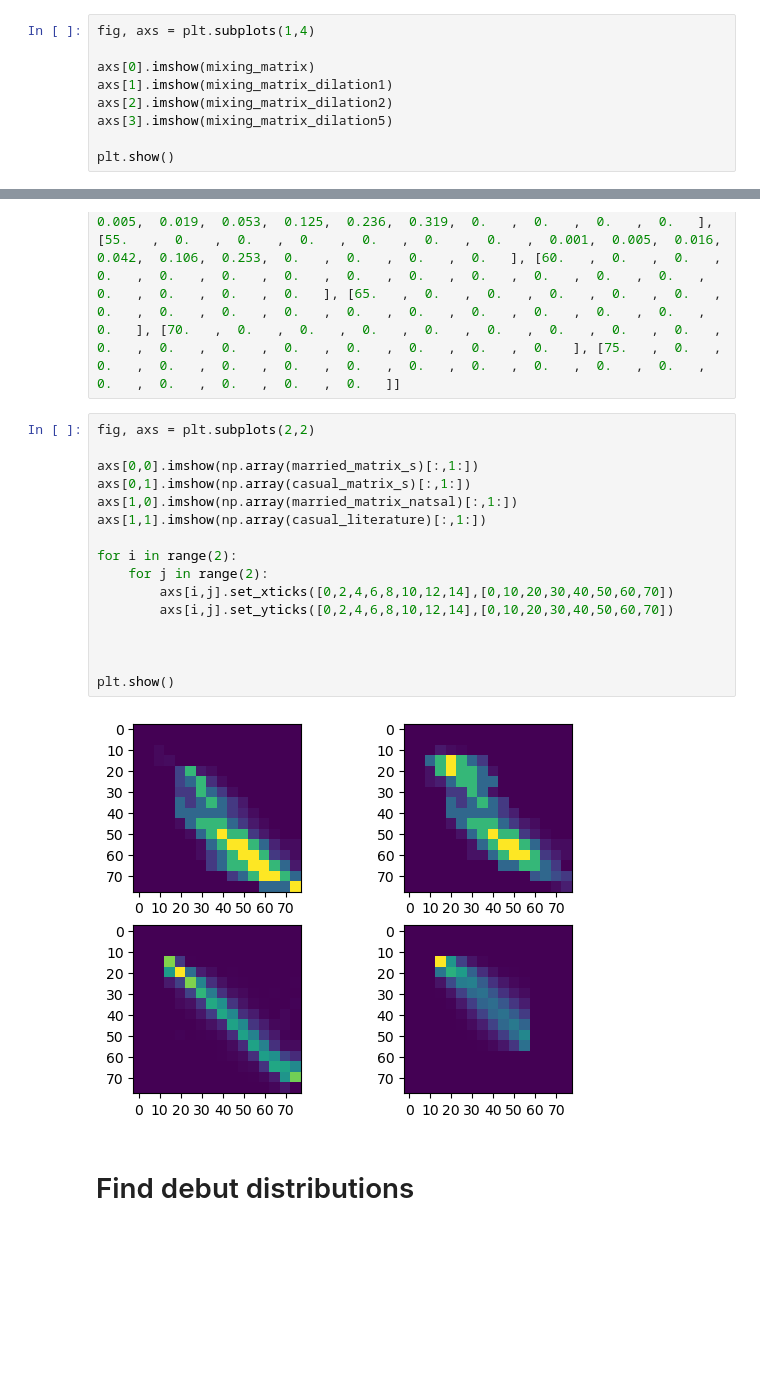
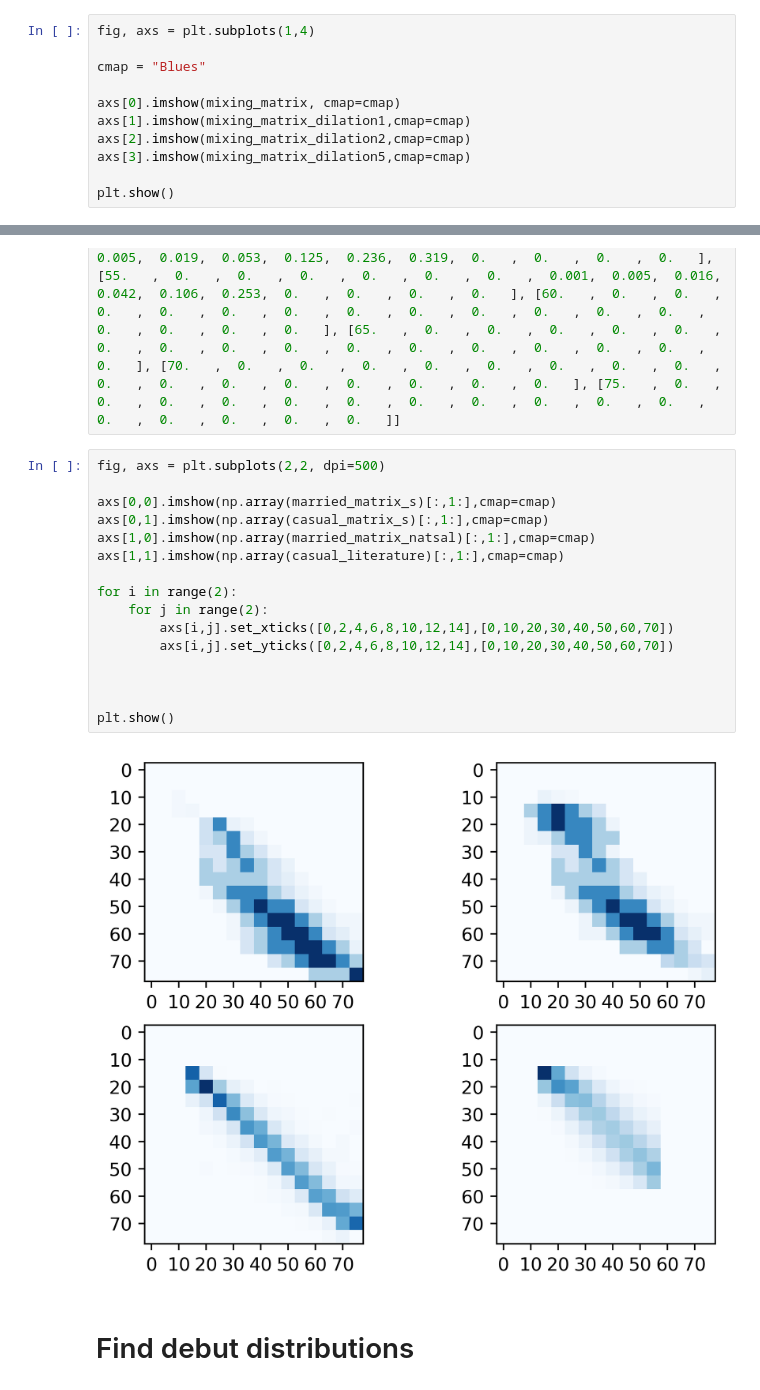
Before and after one commit to fabiansturman/HPVScreeningProject, a Jupyter notebook: literatureAnalysis/Natsal/natsal_analysis.ipynb, the cells around one changed output, grey strips where cells are left out. Cells and saved outputs as stored; diff of their text form; blank space fills up the shorter version.

```diff
--- a/literatureAnalysis/Natsal/natsal_analysis.ipynb
+++ b/literatureAnalysis/Natsal/natsal_analysis.ipynb
@@ -112,10 +112,12 @@ mixing_matrix_dilation5 = dilate_stochastic_matrix(mixing_matrix, temperature=5)
 # %%
 fig, axs = plt.subplots(1,4)
 
-axs[0].imshow(mixing_matrix)
-axs[1].imshow(mixing_matrix_dilation1)
-axs[2].imshow(mixing_matrix_dilation2)
-axs[3].imshow(mixing_matrix_dilation5)
+cmap = "Blues"
+
+axs[0].imshow(mixing_matrix, cmap=cmap)
+axs[1].imshow(mixing_matrix_dilation1,cmap=cmap)
+axs[2].imshow(mixing_matrix_dilation2,cmap=cmap)
+axs[3].imshow(mixing_matrix_dilation5,cmap=cmap)
 
 plt.show()
 # %% [output]
@@ -175,21 +177,21 @@ casual_literature = [[ 0.   ,  0.   ,  0.   ,  0.   ,  0.   ,  0.   ,  0.   ,  0
 # %%
-fig, axs = plt.subplots(2,2)
+fig, axs = plt.subplots(2,2, dpi=500)
 
-axs[0,0].imshow(np.array(married_matrix_s)[:,1:])
-axs[0,1].imshow(np.array(casual_matrix_s)[:,1:])
-axs[1,0].imshow(np.array(married_matrix_natsal)[:,1:])
-axs[1,1].imshow(np.array(casual_literature)[:,1:])
+axs[0,0].imshow(np.array(married_matrix_s)[:,1:],cmap=cmap)
+axs[0,1].imshow(np.array(casual_matrix_s)[:,1:],cmap=cmap)
+axs[1,0].imshow(np.array(married_matrix_natsal)[:,1:],cmap=cmap)
+axs[1,1].imshow(np.array(casual_literature)[:,1:],cmap=cmap)
 
 for i in range(2):
     for j in range(2):
         axs[i,j].set_xticks([0,2,4,6,8,10,12,14],[0,10,20,30,40,50,60,70])
         axs[i,j].set_yticks([0,2,4,6,8,10,12,14],[0,10,20,30,40,50,60,70])
 
 
 
 plt.show()
 # %% [output]
-[figure, old version]
+[figure, new version]
 # %% [markdown]
 # Find debut distributions
 # %%
```
Also changed, not shown: parts of 6 cells of this notebook, 40 other files.
